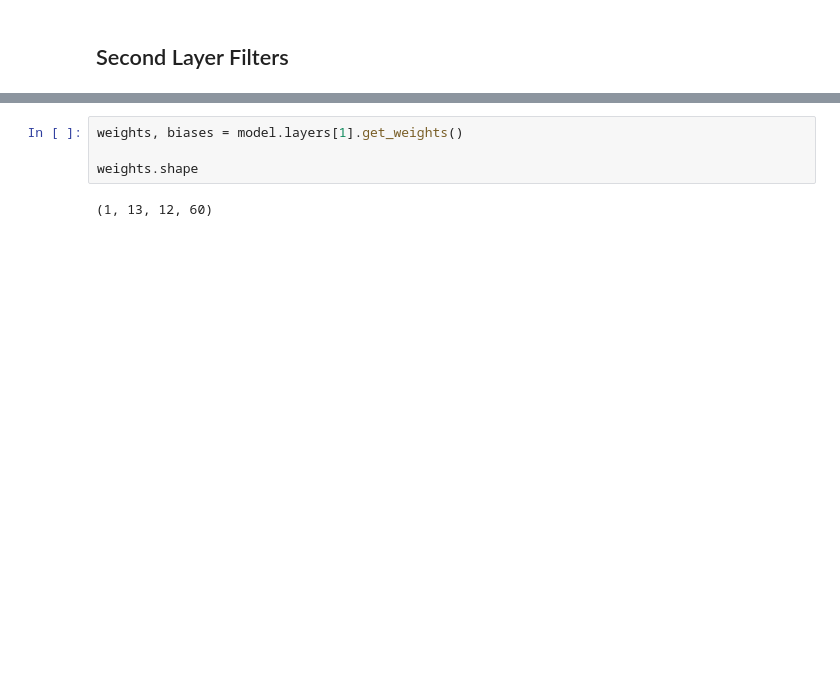
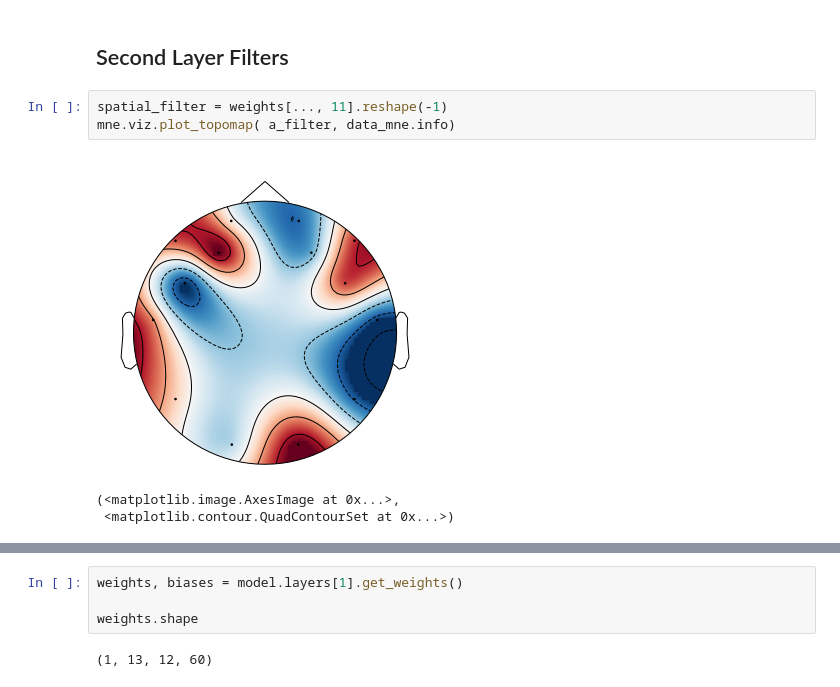
Before and after one commit to finiteautomata/p300speller, a Jupyter notebook: notebooks/kernel_visualization.ipynb, the cells around one changed output, grey strips where cells are left out. Drawn from its saved outputs; the diff is of its cells as text; blank space fills up the shorter version.

```diff
--- a/notebooks/kernel_visualization.ipynb
+++ b/notebooks/kernel_visualization.ipynb
@@ -71,2 +94,9 @@ plt.savefig("channel_filters.png")
 # %% [markdown]
 ## Second Layer Filters
+# %%
+spatial_filter = weights[..., 11].reshape(-1)
+mne.viz.plot_topomap( a_filter, data_mne.info)
+# %% [output]
+[figure, added]
+(<matplotlib.image.AxesImage at 0x...>,
+ <matplotlib.contour.QuadContourSet at 0x...>)
```
Also changed, not shown: parts of 8 cells of this notebook, 1 other file.
